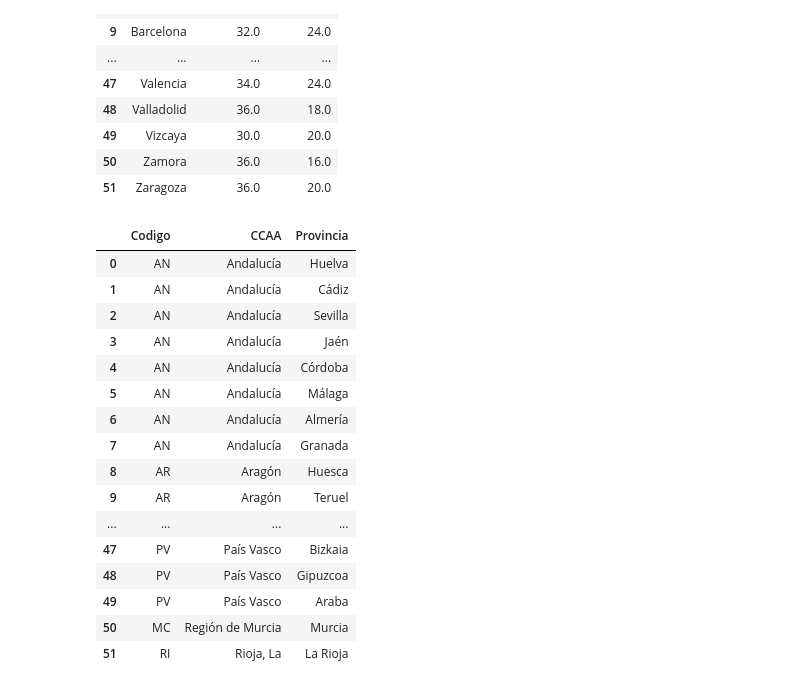
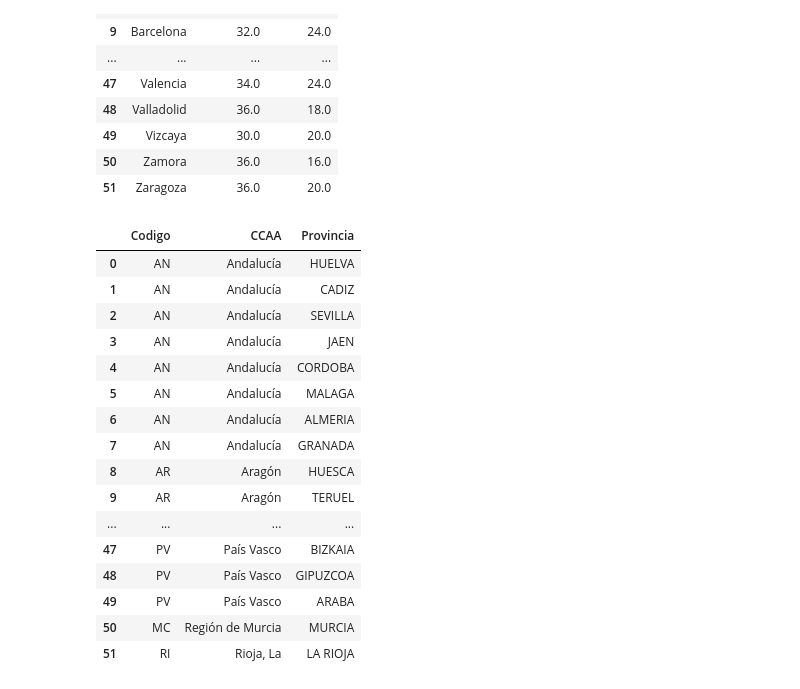
Before and after one commit to huezodaniel/TFM, a Jupyter notebook: ModeloCovid.ipynb, the cells around one changed output. Saved outputs shown, nothing was run; the diff lists cells and outputs as text; code cells hidden in the pictures.

```diff
--- a/ModeloCovid.ipynb
+++ b/ModeloCovid.ipynb
@@ -70,22 +66,23 @@ MaximoPorProvincia
 # %%
 comunidades = pd.read_csv('Comunidades-Provincias.csv',sep=';', encoding="latin-1")
 comunidades = comunidades[['Codigo','CCAA','Provincia']]
+comunidades['Provincia'] = comunidades['Provincia'].str.upper()
 comunidades
 # %% [output]
 |  | Codigo | CCAA | Provincia |
-| 0 | AN | Andalucía | Huelva |
-| 1 | AN | Andalucía | Cádiz |
-| 2 | AN | Andalucía | Sevilla |
-| 3 | AN | Andalucía | Jaén |
-| 4 | AN | Andalucía | Córdoba |
-| 5 | AN | Andalucía | Málaga |
-| 6 | AN | Andalucía | Almería |
-| 7 | AN | Andalucía | Granada |
-| 8 | AR | Aragón | Huesca |
-| 9 | AR | Aragón | Teruel |
+| 0 | AN | Andalucía | HUELVA |
+| 1 | AN | Andalucía | CADIZ |
+| 2 | AN | Andalucía | SEVILLA |
+| 3 | AN | Andalucía | JAEN |
+| 4 | AN | Andalucía | CORDOBA |
+| 5 | AN | Andalucía | MALAGA |
+| 6 | AN | Andalucía | ALMERIA |
+| 7 | AN | Andalucía | GRANADA |
+| 8 | AR | Aragón | HUESCA |
+| 9 | AR | Aragón | TERUEL |
 | ... | ... | ... | ... |
-| 47 | PV | País Vasco | Bizkaia |
-| 48 | PV | País Vasco | Gipuzcoa |
-| 49 | PV | País Vasco | Araba |
-| 50 | MC | Región de Murcia | Murcia |
-| 51 | RI | Rioja, La | La Rioja |
+| 47 | PV | País Vasco | BIZKAIA |
+| 48 | PV | País Vasco | GIPUZCOA |
+| 49 | PV | País Vasco | ARABA |
+| 50 | MC | Región de Murcia | MURCIA |
+| 51 | RI | Rioja, La | LA RIOJA |
```
Also changed, not shown: parts of 29 cells of this notebook, 3 other files.
